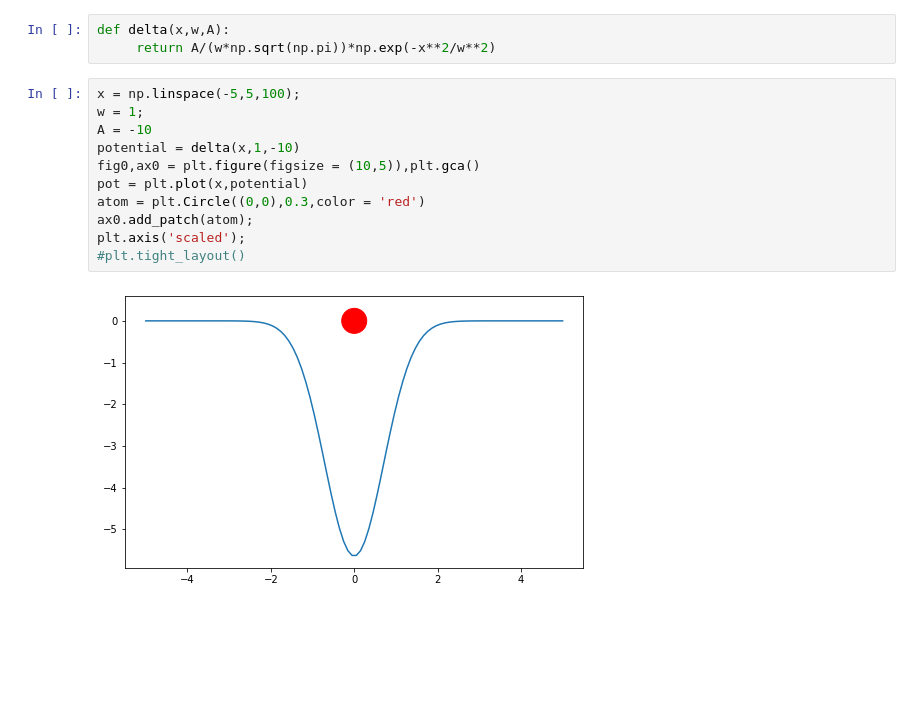
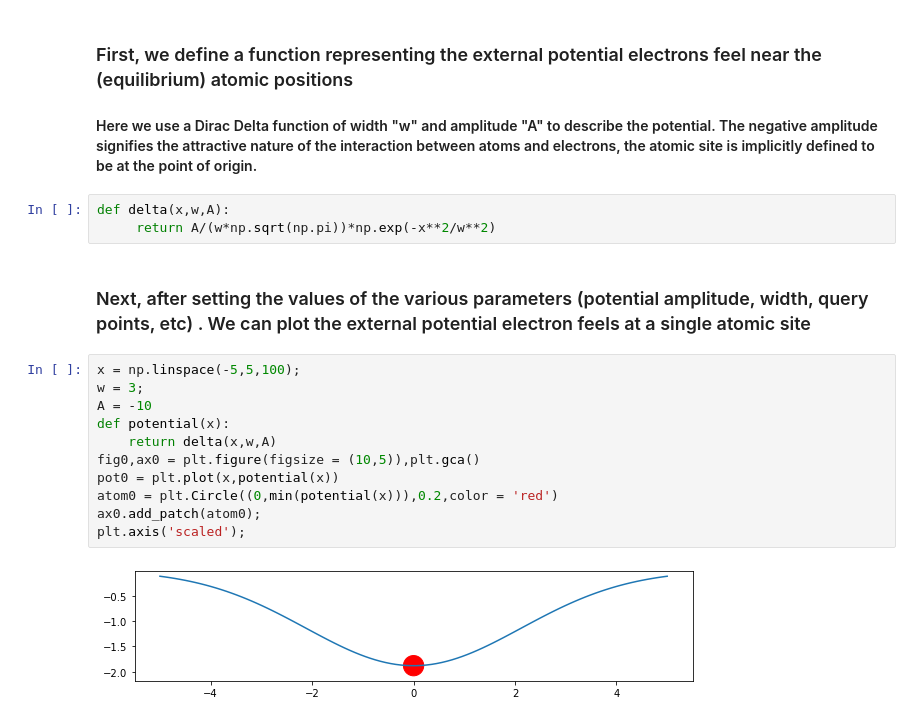
Before and after one commit to oyazyev/SoliDRIL, a Jupyter notebook: Bloch theorem.ipynb, the cells around one changed output. Saved outputs shown, nothing was run; the diff lists cells and outputs as text; blank space fills up the shorter version.

```diff
--- a/Bloch theorem.ipynb
+++ b/Bloch theorem.ipynb
@@ -17,19 +19,24 @@ from ipywidgets import interact
 # %% [output]
 Loading BokehJS ...
 [interactive output not drawn]
+# %% [markdown]
+### First, we define a function representing the external potential electrons feel near the (equilibrium) atomic positions
+#### Here we use a Dirac Delta function of width "w" and amplitude "A" to describe the potential. The negative amplitude signifies the attractive nature of the interaction between atoms and electrons, the atomic site is implicitly defined to be at the point of origin.
 # %%
 def delta(x,w,A):
      return A/(w*np.sqrt(np.pi))*np.exp(-x**2/w**2)
+# %% [markdown]
+### Next, after setting the values of the various parameters (potential amplitude, width, query points, etc) . We can plot the external potential electron feels at a single atomic site
 # %%
 x = np.linspace(-5,5,100);
-w = 1;
+w = 3;
 A = -10
-potential = delta(x,1,-10)
+def potential(x):
+    return delta(x,w,A)
 fig0,ax0 = plt.figure(figsize = (10,5)),plt.gca()
-pot = plt.plot(x,potential)
-atom = plt.Circle((0,0),0.3,color = 'red')
-ax0.add_patch(atom);
+pot0 = plt.plot(x,potential(x))
+atom0 = plt.Circle((0,min(potential(x))),0.2,color = 'red')
+ax0.add_patch(atom0);
 plt.axis('scaled');
-#plt.tight_layout()
 # %% [output]
-[figure, old version]
+[figure, new version]
```
Also changed, not shown: parts of 12 cells of this notebook.
